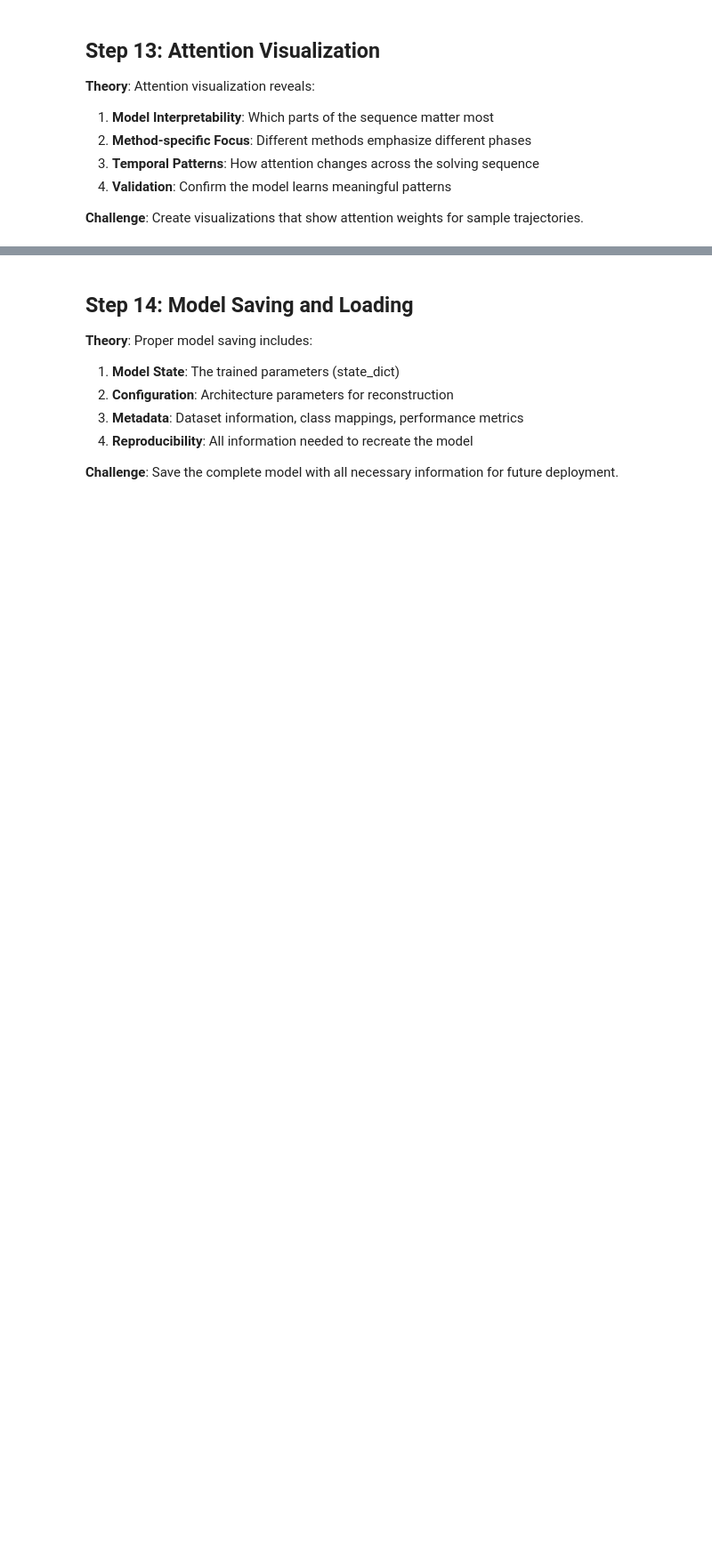
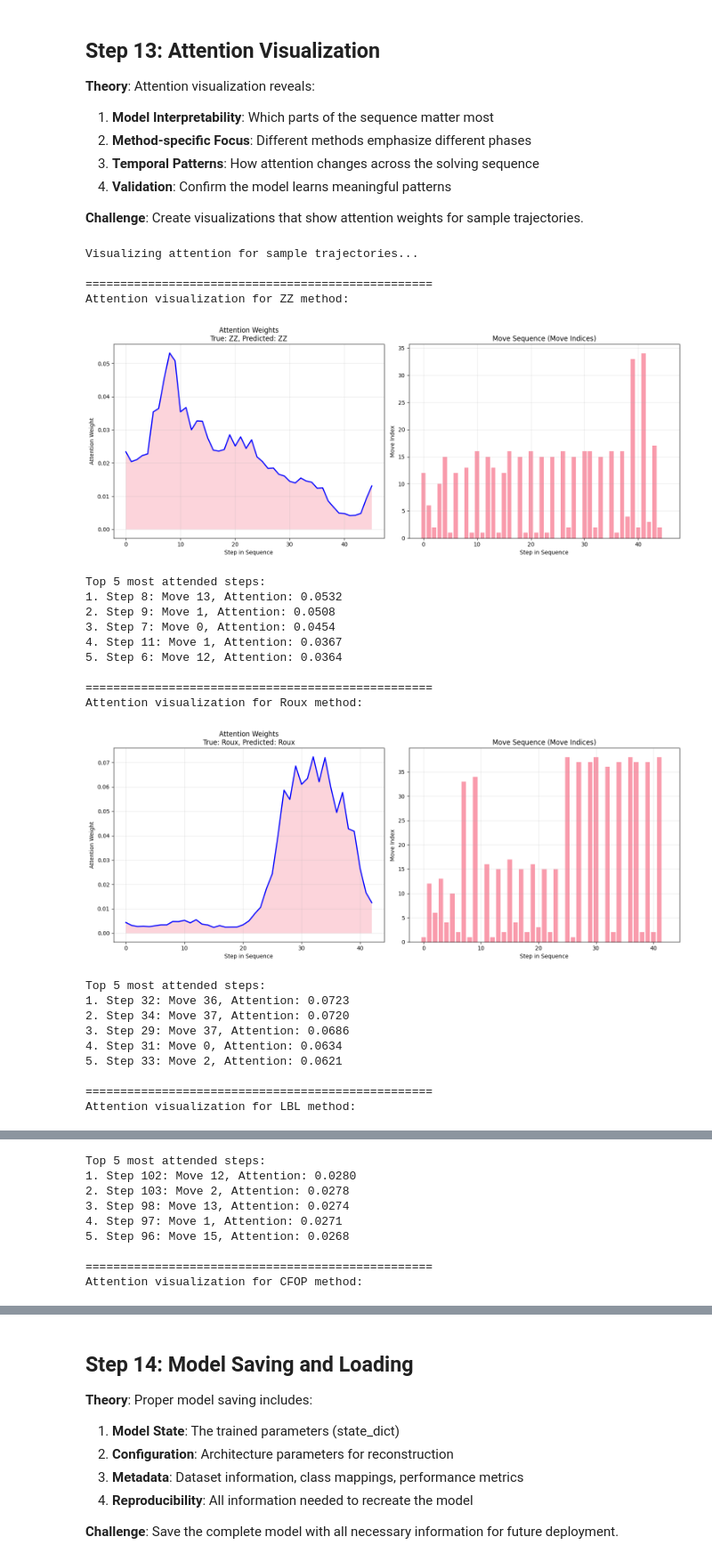
Before and after one commit to therealanonymoose/Rubik-s-AI, a Jupyter notebook: lstm_tutorial.ipynb, the cells around one changed output, grey strips where cells are left out. Shown at 89% size. Drawn from its saved outputs; the diff is of its cells as text; code cells hidden in the pictures; blank space fills up the shorter version.

```diff
--- a/lstm_tutorial.ipynb
+++ b/lstm_tutorial.ipynb
@@ -1577,38 +1801,38 @@ def visualize_attention(model, dataset, sample_idx, device, max_steps=50):
     """
     # TODO: Get the sample data
     # HINT: Use dataset[sample_idx] to get states, moves, label, length
-    states, moves, label, length = dataset[_____]
-    method_name = dataset.idx_to_method[_____]
+    states, moves, label, length = dataset[sample_idx]
+    method_name = dataset.idx_to_method[label]
 
     # TODO: Prepare batch (single sample)
     # HINT: Add batch dimension with unsqueeze(0) and move to device
-    states_batch = states._____(0).to(_____)  # unsqueeze, device
-    moves_batch = moves._____(0).to(_____)   # unsqueeze, device
-    lengths_batch = torch.tensor([_____]).to(_____)  # length, device
-    mask_batch = torch.ones(1, _____, dtype=torch.bool).to(_____)  # length, device
+    states_batch = states.unsqueeze(0).to(device)  # unsqueeze, device
+    moves_batch = moves.unsqueeze(0).to(device)   # unsqueeze, device
+    lengths_batch = torch.tensor([length]).to(device)  # length, device
+    mask_batch = torch.ones(1, length, dtype=torch.bool).to(device)  # length, device
 
     # TODO: Get predictions and attention weights
-    model._____()  # eval
-    with torch._____():  # no_grad
+    model.eval()  # eval
+    with torch.no_grad():  # no_grad
         # TODO: Forward pass to get logits and attention
-        logits, attention_weights = model(_____, _____, _____, _____)
+        logits, attention_weights = model(states_batch, moves_batch, lengths_batch, mask_batch)
         # TODO: Get predicted class
-        predicted_class = torch._____(logits, dim=1).item()  # argmax
-        predicted_method = dataset.idx_to_method[_____]
+        predicted_class = torch.argmax(logits, dim=1).item()  # argmax
+        predicted_method = dataset.idx_to_method[label]
 
     # TODO: Extract attention weights for plotting
     # HINT: Get first sample, slice to actual length, convert to numpy
-    attention = attention_weights[0][:_____].cpu()._____()  # length, numpy
+    attention = attention_weights[0][:length].cpu().numpy()  # length, numpy
 
     # Limit visualization to max_steps for readability
-    plot_length = min(_____, max_steps)  # length
+    plot_length = min(length, max_steps)  # length
 
     plt.figure(figsize=(15, 6))
 
     # TODO: Plot attention weights
     plt.subplot(1, 2, 1)
-    plt.plot(range(_____), attention[:_____], 'b-', linewidth=2)  # plot_length
-    plt.fill_between(range(_____), attention[:_____], alpha=0.3)  # plot_length
+    plt.plot(range(plot_length), attention[:plot_length], 'b-', linewidth=2)  # plot_length
+    plt.fill_between(range(plot_length), attention[:plot_length], alpha=0.3)  # plot_length
     plt.title(f'Attention Weights\nTrue: {method_name}, Predicted: {predicted_method}')
     plt.xlabel('Step in Sequence')
     plt.ylabel('Attention Weight')
@@ -1616,8 +1840,8 @@ def visualize_attention(model, dataset, sample_idx, device, max_steps=50):
 
     # TODO: Plot move sequence
     plt.subplot(1, 2, 2)
-    move_indices = moves[:_____]._____()  # plot_length, numpy
-    plt.bar(range(_____), move_indices, alpha=0.7)  # plot_length
+    move_indices = moves[:plot_length].numpy()  # plot_length, numpy
+    plt.bar(range(plot_length), move_indices, alpha=0.7)  # plot_length
     plt.title('Move Sequence (Move Indices)')
     plt.xlabel('Step in Sequence')
     plt.ylabel('Move Index')
@@ -1628,35 +1852,60 @@ def visualize_attention(model, dataset, sample_idx, device, max_steps=50):
 
     # TODO: Print top attention steps
     # HINT: Use np.argsort to find indices with highest attention
-    top_attention_indices = np._____(attention)[-5:][::-1]  # argsort
+    top_attention_indices = np.argsort(attention)[-5:][::-1]  # argsort
     print(f"\nTop 5 most attended steps:")
     for i, step_idx in enumerate(top_attention_indices):
         move_idx = moves[step_idx].item()
         att_weight = attention[step_idx]
         print(f"{i+1}. Step {step_idx}: Move {move_idx}, Attention: {att_weight:.4f}")
 
 # TODO: Visualize attention for samples from different methods
 print("Visualizing attention for sample trajectories...")
 
 # TODO: Find samples from different methods
 method_samples = {}
 for idx, solve in enumerate(dataset.data):
-    method = solve['_____']  # 'method'
+    method = solve['method']  # 'method'
     if method not in method_samples:
         method_samples[method] = []
     if len(method_samples[method]) < 2:  # Get 2 samples per method
         method_samples[method].append(idx)
 
 # TODO: Visualize one sample from each method
 for method, sample_indices in method_samples.items():
     if sample_indices:
         print(f"\n{'='*50}")
         print(f"Attention visualization for {method} method:")
         # TODO: Call the visualization function
-        _____(model, dataset, sample_indices[0], device)  # visualize_attention
+        visualize_attention(model, dataset, sample_indices[0], device)  # visualize_attention
 
 # EXPECTED OUTPUT:
 # Attention visualization plots for each method showing:
 # - Line plot of attention weights across sequence steps
 # - Bar plot of move indices
 # - Top 5 most attended steps with their move indices and attention weights
+# %% [output]
+Visualizing attention for sample trajectories...
+
+==================================================
+Attention visualization for ZZ method:
+[figure, added]
+Top 5 most attended steps:
+1. Step 8: Move 13, Attention: 0.0532
+2. Step 9: Move 1, Attention: 0.0508
+3. Step 7: Move 0, Attention: 0.0454
+4. Step 11: Move 1, Attention: 0.0367
+5. Step 6: Move 12, Attention: 0.0364
+
+==================================================
+Attention visualization for Roux method:
+[figure, added]
+Top 5 most attended steps:
+1. Step 32: Move 36, Attention: 0.0723
+2. Step 34: Move 37, Attention: 0.0720
+3. Step 29: Move 37, Attention: 0.0686
+4. Step 31: Move 0, Attention: 0.0634
+5. Step 33: Move 2, Attention: 0.0621
+
+==================================================
+Attention visualization for LBL method:
@@ -1662,0 +1913,9 @@ for method, sample_indices in method_samples.items():
+Top 5 most attended steps:
+1. Step 102: Move 12, Attention: 0.0280
+2. Step 103: Move 2, Attention: 0.0278
+3. Step 98: Move 13, Attention: 0.0274
+4. Step 97: Move 1, Attention: 0.0271
+5. Step 96: Move 15, Attention: 0.0268
+
+==================================================
+Attention visualization for CFOP method:
```
Also changed, not shown: parts of 21 cells of this notebook.
